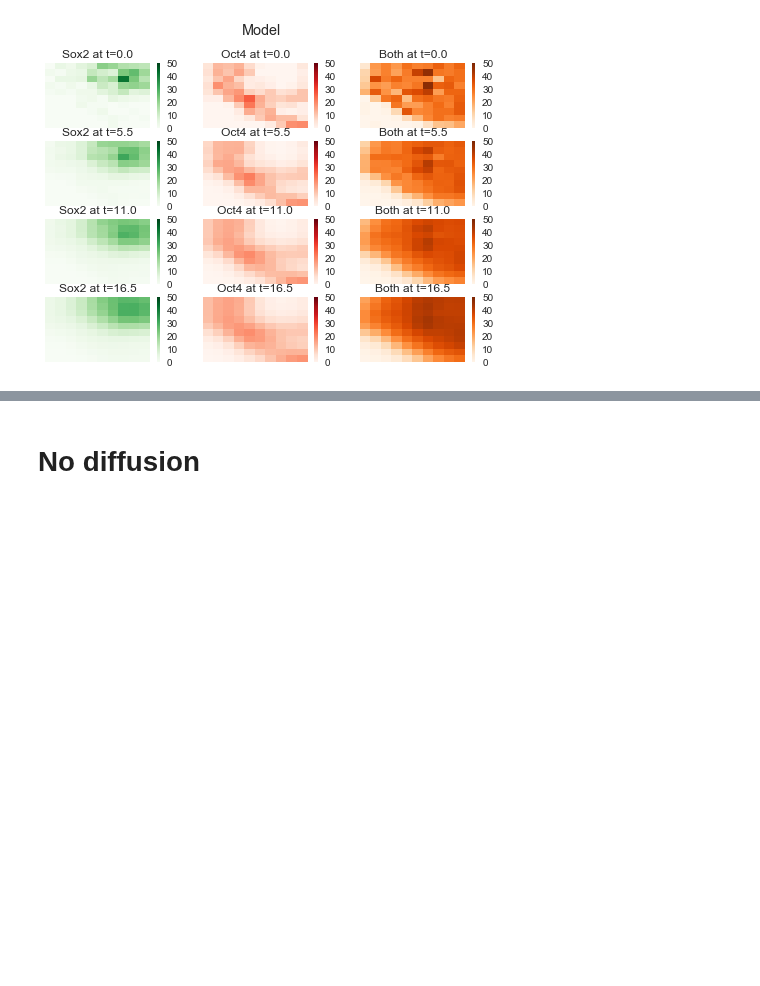
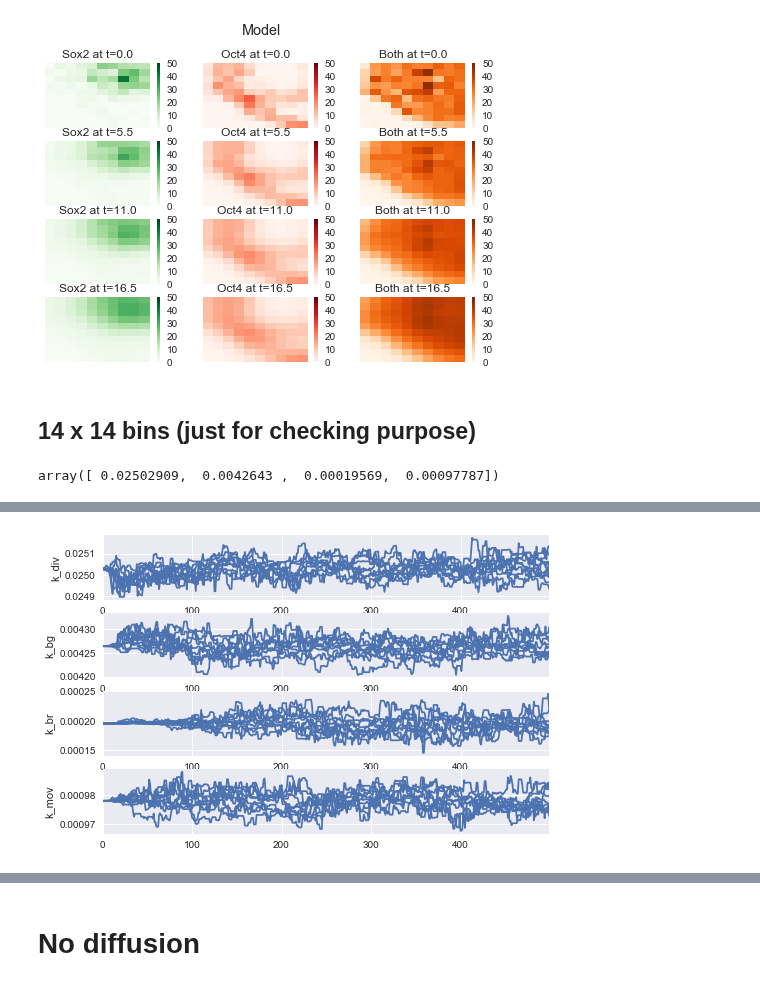
Before and after one commit to tessadgreen/cellfate, a Jupyter notebook: Inference.ipynb, the cells around one changed output, grey strips where cells are left out. Cells and saved outputs as stored; diff of their text form; code cells hidden in the pictures; blank space fills up the shorter version.

```diff
--- a/Inference.ipynb
+++ b/Inference.ipynb
@@ -21,5 +25,14 @@ bin_12x12 = io.read('expt128_1-88SoxNuclei.csv', 'Sox2', 'Oct4', 12)
 # %%
 def plot_chain(sampler, coupled, nwalkers=10):
+    '''
+    Plots the traces of walkers from MCMC run.
+
+    Arguments:
+        sampler: Ensemble sampler from emcee package which underwent MCMC run
+        coupled: True if we use model with diffusion. False if we use model without diffusion.
+        nwalkers: number of walkers to plot
+    '''
+
     if coupled:
         fig, (ax_k_div, ax_k_bg, ax_k_br, ax_k_mov) = plt.subplots(4)
         ax_k_div.set(ylabel='k_div')
@@ -381,3 +414,5 @@ plot_heatmap(k_10x10_coupled, bin_12x12, True)
 # %% [output]
 [figure]
 [figure]
+# %% [markdown]
+## 14 x 14 bins (just for checking purpose)
@@ -383,0 +421,15 @@ plot_heatmap(k_10x10_coupled, bin_12x12, True)
+# %%
+# Find MAP values
+# Initial guess
+x0 = np.array([0.1, 0.1, 0.1,0.1])
+
+res = op.leastsq(model.residual, x0, args=(bin_16x16, -0.15, 0.1, True))
+res[0]
+# %% [output]
+array([ 0.02502909,  0.0042643 ,  0.00019569,  0.00097787])
+# %%
+# Run the sampler.
+%time sampler_14 = model.run_mcmc(bin_16x16, res[0], True)
+print('Done')
+plot_chain(sampler_14, True)
+# %% [output]
@@ -383,0 +439 @@ plot_heatmap(k_10x10_coupled, bin_12x12, True)
+[figure, added]
```
Also changed, not shown: parts of 33 cells of this notebook, 5 other files.
